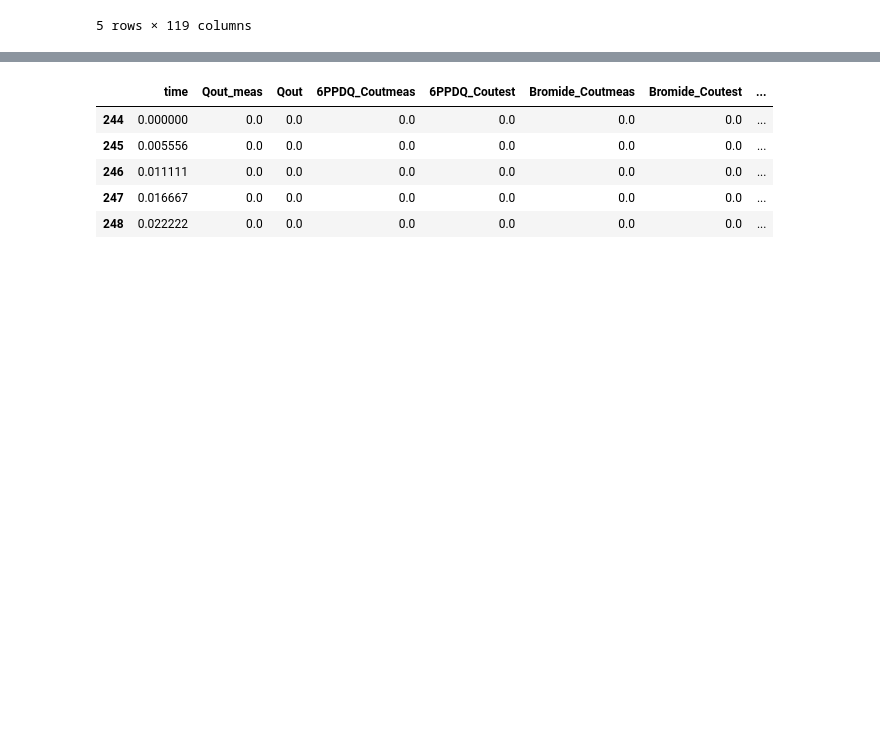
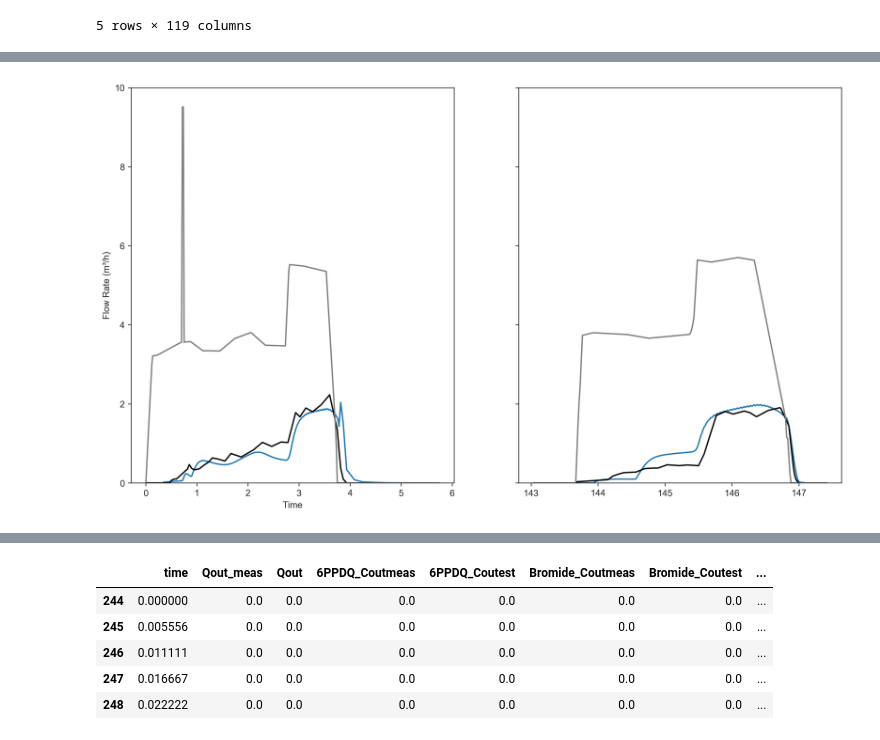
Before and after one commit to tfmrodge/SubsurfaceSinks, a Jupyter notebook: Pine & 8th BC Plotting.ipynb, the cells around one changed output, grey strips where cells are left out. Cells and saved outputs as stored; diff of their text form; code cells hidden in the pictures; blank space fills up the shorter version.

```diff
--- a/Pine & 8th BC Plotting.ipynb
+++ b/Pine & 8th BC Plotting.ipynb
@@ -58 +96,30 @@ res[res.c>1]
+# %%
+#Plot the hydrology
+hydro_name = 'flowtest.pkl'
+flow_time = pd.read_pickle(inpath + hydro_name)
+Qmeas = timeseries.loc[timeseries.time>=0,['time','Qout_meas']]
+ylabel = 'Flow Rate (m³/h)'
+xlabel = 'Time'
+fig,ax = plt.subplots(1,2,figsize=(14,8),dpi=300,sharey=True)
+#First event
+comp = 'drain'
+mask1 = (flow_time.time>=0) & (flow_time.time<6)
+ax[0].plot(flow_time.loc[(mask1.copy(),comp),'time'],flow_time.loc[(mask1.copy(),comp),'Q_todrain'])
+#startind = len(Qmeas)- len(flow_time.loc[(mask1,'drain'),'time'])
+ax[0].plot(flow_time.loc[(mask1,'drain'),'time'],Qmeas.loc[Qmeas.time<6,'Qout_meas'],'k')
+ax[0].plot(flow_time.loc[(mask1.copy(),comp),'time'],flow_time.loc[(mask1.copy(),'pond'),'Q_in'],'#808080')
+#Second Event
+comp = 'drain'
+mask2 = (flow_time.time>=143)
+ax[1].plot(flow_time.loc[(mask2.copy(),comp),'time'],flow_time.loc[(mask2.copy(),comp),'Q_todrain'])
+#startind = len(Qmeas)- len(flow_time.loc[(mask1,'drain'),'time'])
+ax[1].plot(flow_time.loc[(mask2,'drain'),'time'],Qmeas.loc[Qmeas.time>=143,'Qout_meas'],'k')
+ax[1].plot(flow_time.loc[(mask2.copy(),comp),'time'],flow_time.loc[(mask2.copy(),'pond'),'Q_in'],'#808080')
+ax[0].set_xlabel(xlabel)
+ax[0].set_ylabel(ylabel)
+ax[0].set_ylim([0,10])
+fpath = 'D:/OneDrive - UBC/Postdoc/Active Projects/6PPD/Manuscript/Figs/Pythonfigs/'
+fig.savefig(fpath+'HydroFig.pdf', format='pdf',bbox_inches= 'tight')
+# %% [output]
+[figure, added]
 # %%
```
Also changed, not shown: parts of 9 cells of this notebook, 13 other files.
